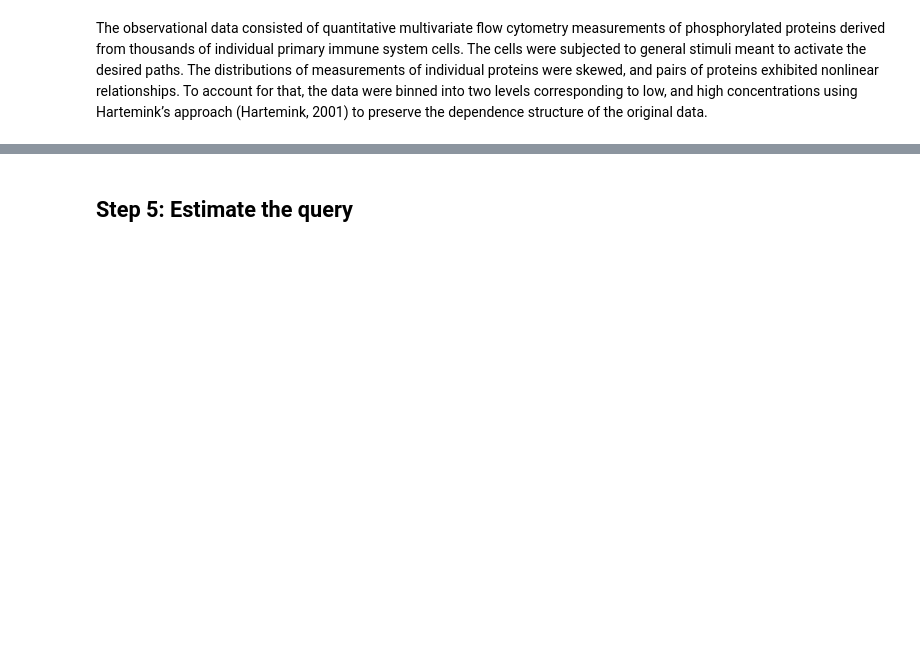
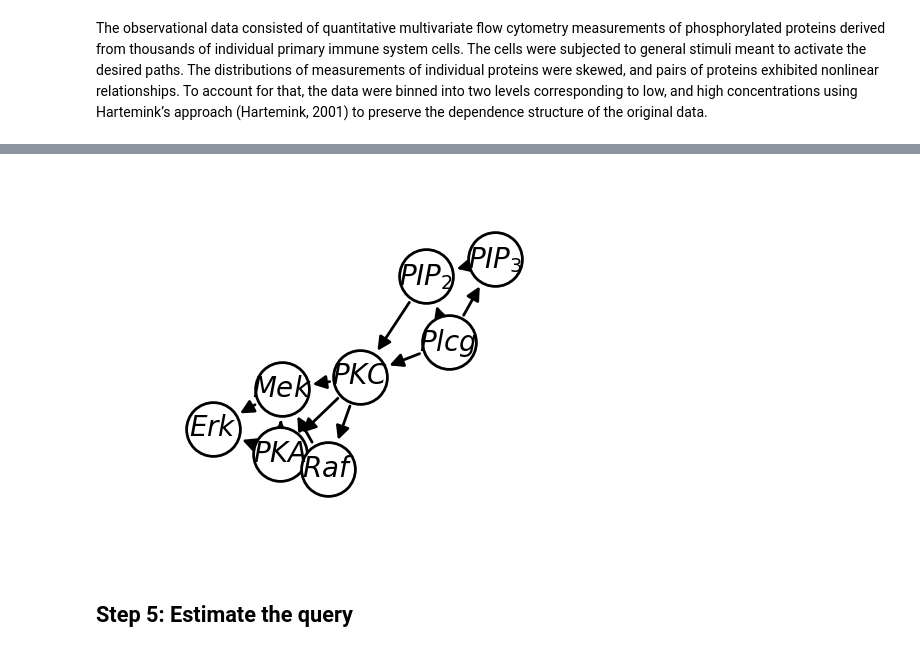
Before and after one commit to y0-causal-inference/eliater, a Jupyter notebook: notebooks/Case_study2_The_Tsignaling_pathway.ipynb, the cells around one changed output, grey strips where cells are left out. Saved outputs shown, nothing was run; the diff lists cells and outputs as text; code cells hidden in the pictures; blank space fills up the shorter version.

```diff
--- a/notebooks/Case_study2_The_Tsignaling_pathway.ipynb
+++ b/notebooks/Case_study2_The_Tsignaling_pathway.ipynb
@@ -106,2 +120,7 @@ The simplification did not modify the graph.
+# %%
+new_graph = remove_nuisance_variables(graph, treatments=PKC, outcomes=ERK)
+new_graph.draw()
+# %% [output]
+[figure, added]
 # %% [markdown]
 ## Step 5: Estimate the query
```
Also changed, not shown: parts of 22 cells of this notebook, 2 other files.
